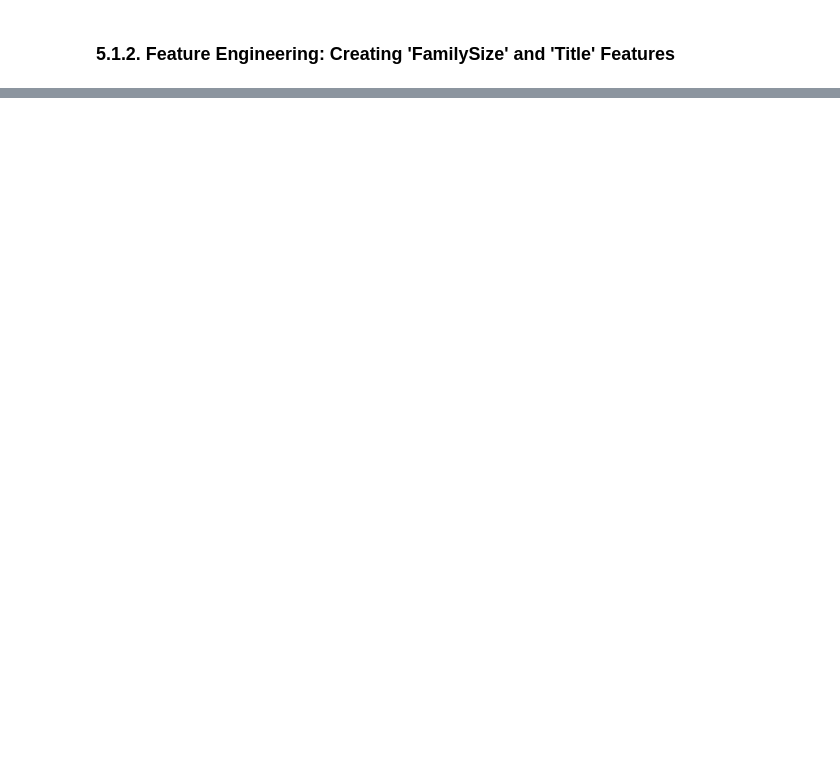
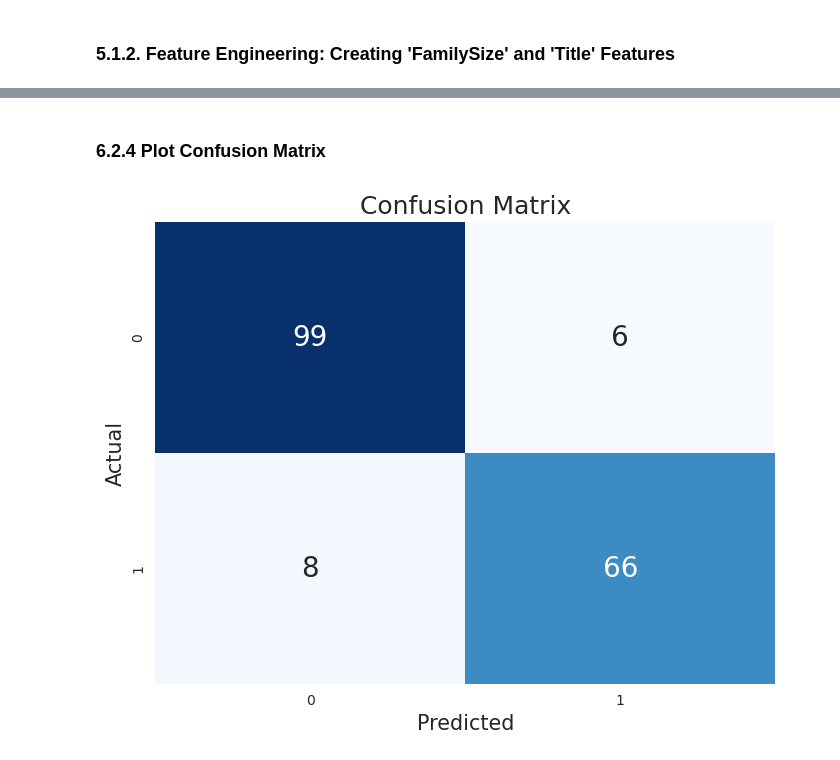
Before and after one commit to devbilalkhan/titanic-eda, a Jupyter notebook: comprehensive-eda-with-nice-graphs copy.ipynb, the cells around one changed output, grey strips where cells are left out. Saved outputs shown, nothing was run; the diff lists cells and outputs as text; code cells hidden in the pictures; blank space fills up the shorter version.

```diff
--- a/comprehensive-eda-with-nice-graphs copy.ipynb
+++ b/comprehensive-eda-with-nice-graphs copy.ipynb
@@ -538,0 +552,9 @@ This analysis highlights the impact of social status and demographics on surviva
+# %%
+# split the train_ds into features and target
+X = train_ds.drop(columns='Survived')
+y = train_ds['Survived'].astype(int)
+
+from sklearn.model_selection import train_test_split
+
+# split the data into train and test sets
+X_train, X_test, y_train, y_test = train_test_split(X, y, test_size=0.2, random_state=42)
@@ -538,0 +698,23 @@ This analysis highlights the impact of social status and demographics on surviva
+# %%
+# Evaluate the model on the test set and generate all classification metrics
+from sklearn.metrics import classification_report, confusion_matrix, accuracy_score
+
+# Make predictions on the test set
+y_pred = best_rf.predict(X_test)
+
+# Generate the classification report
+report = classification_report(y_test, y_pred)  # Renamed variable to avoid conflict
+
+# Generate the confusion matrix
+matrix = confusion_matrix(y_test, y_pred)  # Renamed variable to avoid conflict
+
+# Generate the accuracy score
+accuracy = accuracy_score(y_test, y_pred)  # Renamed variable to avoid conflict
+
+print(f"Classification Report:\n{report}\n")
+print(f"Confusion Matrix:\n{matrix}\n")
+print(f"Accuracy Score: {accuracy}\n")
+
+# Make predictions on the test set (assuming test_ds is prepared correctly)
+test_predictions = best_rf.predict(test_ds)
+# Now you can use test_predictions for further analysis or export
@@ -538,0 +738,12 @@ This analysis highlights the impact of social status and demographics on surviva
+# %% [markdown]
+### 6.2.4 Plot Confusion Matrix
+# %%
+# Generate Confusion Matrix plot
+plt.figure(figsize=(8, 6))
+sns.heatmap(matrix, annot=True, fmt='d', cmap='Blues', cbar=False, annot_kws={'size': 20})
+plt.xlabel('Predicted', size=15)
+plt.ylabel('Actual', size=15)
+plt.title('Confusion Matrix', size=18)
+plt.show()
+# %% [output]
+[figure, added]
```
Also changed, not shown: parts of 46 cells of this notebook, 1 other file.
